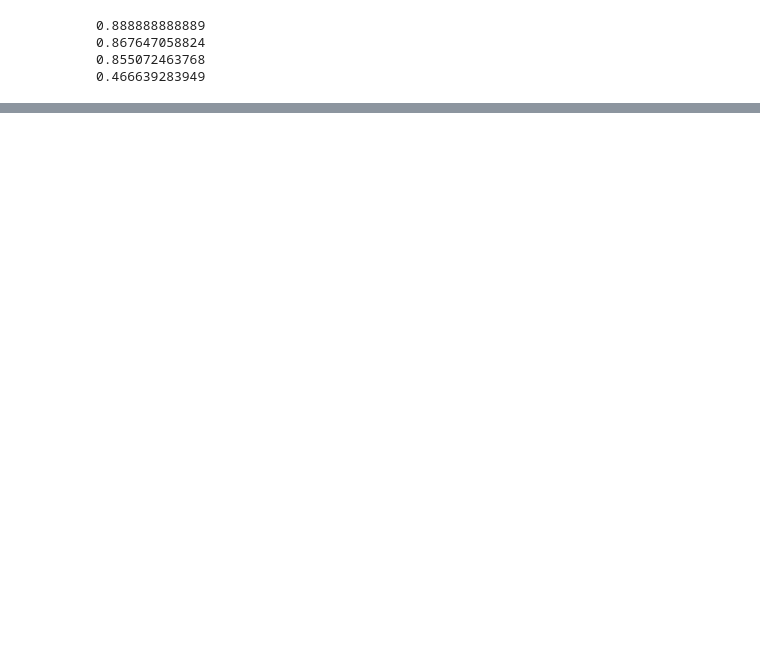
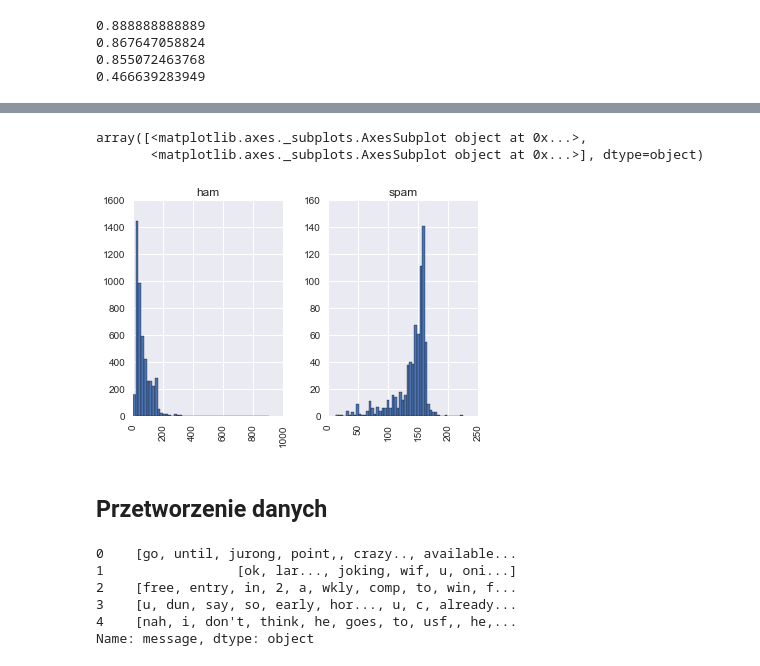
Before and after one commit to gmum/ml2017, a Jupyter notebook: L7.ipynb, the cells around one changed output, grey strips where cells are left out. Cells and saved outputs as stored; diff of their text form; code cells hidden in the pictures; blank space fills up the shorter version.

```diff
--- a/L7.ipynb
+++ b/L7.ipynb
@@ -218,0 +269,8 @@ Podstawowym problemem jest sposób reprezentacji tekstu, podobnie jak w przypadk
+# %%
+messages.hist(column='length', by='label', bins=50)
+# %% [output]
+array([<matplotlib.axes._subplots.AxesSubplot object at 0x...>,
+       <matplotlib.axes._subplots.AxesSubplot object at 0x...>], dtype=object)
+[figure, added]
+# %% [markdown]
+## Przetworzenie danych
@@ -218,0 +281,10 @@ Podstawowym problemem jest sposób reprezentacji tekstu, podobnie jak w przypadk
+# %%
+messages.message.head()
+messages.message.head().apply(split_into_tokens)
+# %% [output]
+0    [go, until, jurong, point,, crazy.., available...
+1                 [ok, lar..., joking, wif, u, oni...]
+2    [free, entry, in, 2, a, wkly, comp, to, win, f...
+3    [u, dun, say, so, early, hor..., u, c, already...
+4    [nah, i, don't, think, he, goes, to, usf,, he,...
+Name: message, dtype: object
```
Also changed, not shown: parts of 17 cells of this notebook, 8 other files.
